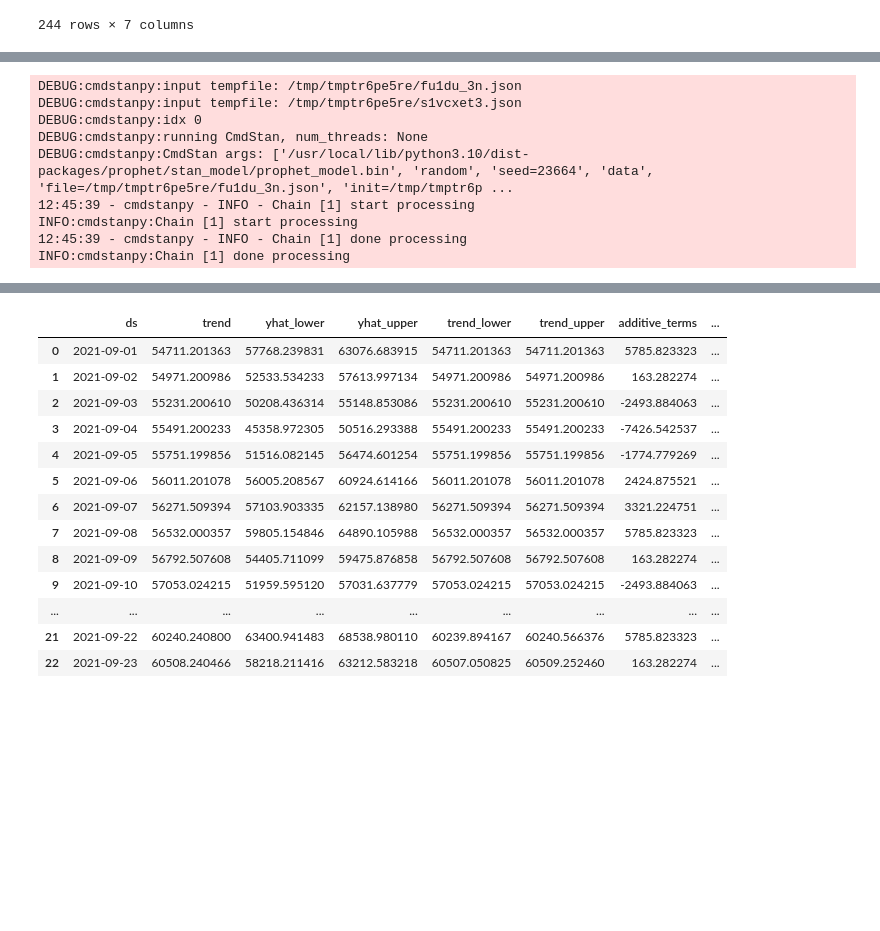
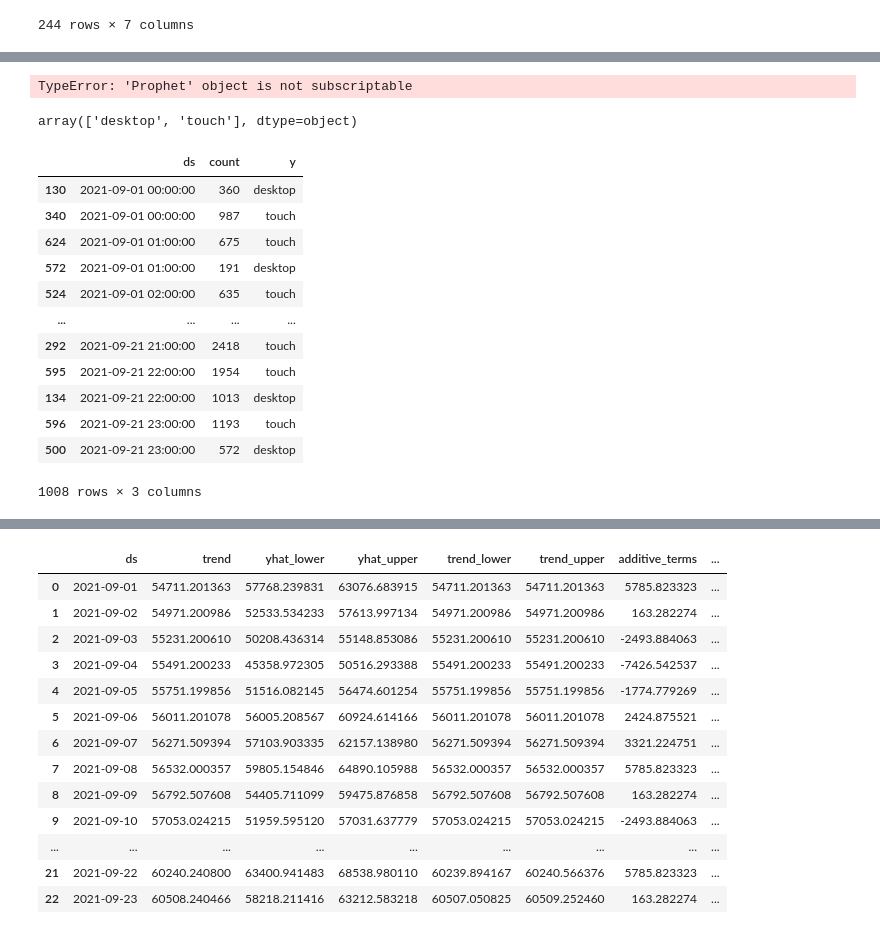
Before and after one commit to aleks-haksly/VIZRO, a Jupyter notebook: demos/test_yandex.ipynb, the cells around one changed output, grey strips where cells are left out. Drawn from its saved outputs; the diff is of its cells as text; code cells hidden in the pictures; blank space fills up the shorter version.

```diff
--- a/demos/test_yandex.ipynb
+++ b/demos/test_yandex.ipynb
@@ -87,13 +59,37 @@ Timestamp('2021-09-01 00:00:00')
 # %%
 model = Prophet(daily_seasonality=True, weekly_seasonality=True, yearly_seasonality=False, interval_width=0.95)
-model.fit(d);
-# %% [output]
-DEBUG:cmdstanpy:input tempfile: /tmp/tmptr6pe5re/fu1du_3n.json
-DEBUG:cmdstanpy:input tempfile: /tmp/tmptr6pe5re/s1vcxet3.json
-DEBUG:cmdstanpy:idx 0
-DEBUG:cmdstanpy:running CmdStan, num_threads: None
-DEBUG:cmdstanpy:CmdStan args: ['/usr/local/lib/python3.10/dist-packages/prophet/stan_model/prophet_model.bin', 'random', 'seed=23664', 'data', 'file=/tmp/tmptr6pe5re/fu1du_3n.json', 'init=/tmp/tmptr6p ...
-12:45:39 - cmdstanpy - INFO - Chain [1] start processing
-INFO:cmdstanpy:Chain [1] start processing
-12:45:39 - cmdstanpy - INFO - Chain [1] done processing
-INFO:cmdstanpy:Chain [1] done processing
+# %%
+def make_forcast(df, periods, freq, hue, daily_seasonality=True, weekly_seasonality=True, yearly_seasonality=False, interval_width=0.95):
+  frames = []
+  for s in df[hue].unique():
+    model = Prophet(daily_seasonality=daily_seasonality, weekly_seasonality=weekly_seasonality, yearly_seasonality=yearly_seasonality, interval_width=interval_width)
+    model.fit(df.query(f"{hue} == '{s}'"))
+    future = model.make_future_dataframe(freq=freq, periods=periods)
+    forecast = model.predict(future)
+    forecast[f"{hue}"] = f'{s}'
+    frames.append(forecast)
+  return pd.concat(frames)
+
+result = make_forcast(model, data, 1, 'h', 'platform')
+# %% [output]
+TypeError: 'Prophet' object is not subscriptable
+# %%
+data["platform"].unique()
+# %% [output]
+array(['desktop', 'touch'], dtype=object)
+# %%
+data.sort_values(by="ds")
+# %% [output]
+|  | ds | count | y |
+| 130 | 2021-09-01 00:00:00 | 360 | desktop |
+| 340 | 2021-09-01 00:00:00 | 987 | touch |
+| 624 | 2021-09-01 01:00:00 | 675 | touch |
+| 572 | 2021-09-01 01:00:00 | 191 | desktop |
+| 524 | 2021-09-01 02:00:00 | 635 | touch |
+| ... | ... | ... | ... |
+| 292 | 2021-09-21 21:00:00 | 2418 | touch |
+| 595 | 2021-09-21 22:00:00 | 1954 | touch |
+| 134 | 2021-09-21 22:00:00 | 1013 | desktop |
+| 596 | 2021-09-21 23:00:00 | 1193 | touch |
+| 500 | 2021-09-21 23:00:00 | 572 | desktop |
+1008 rows × 3 columns
```
Also changed, not shown: parts of 14 cells of this notebook.
